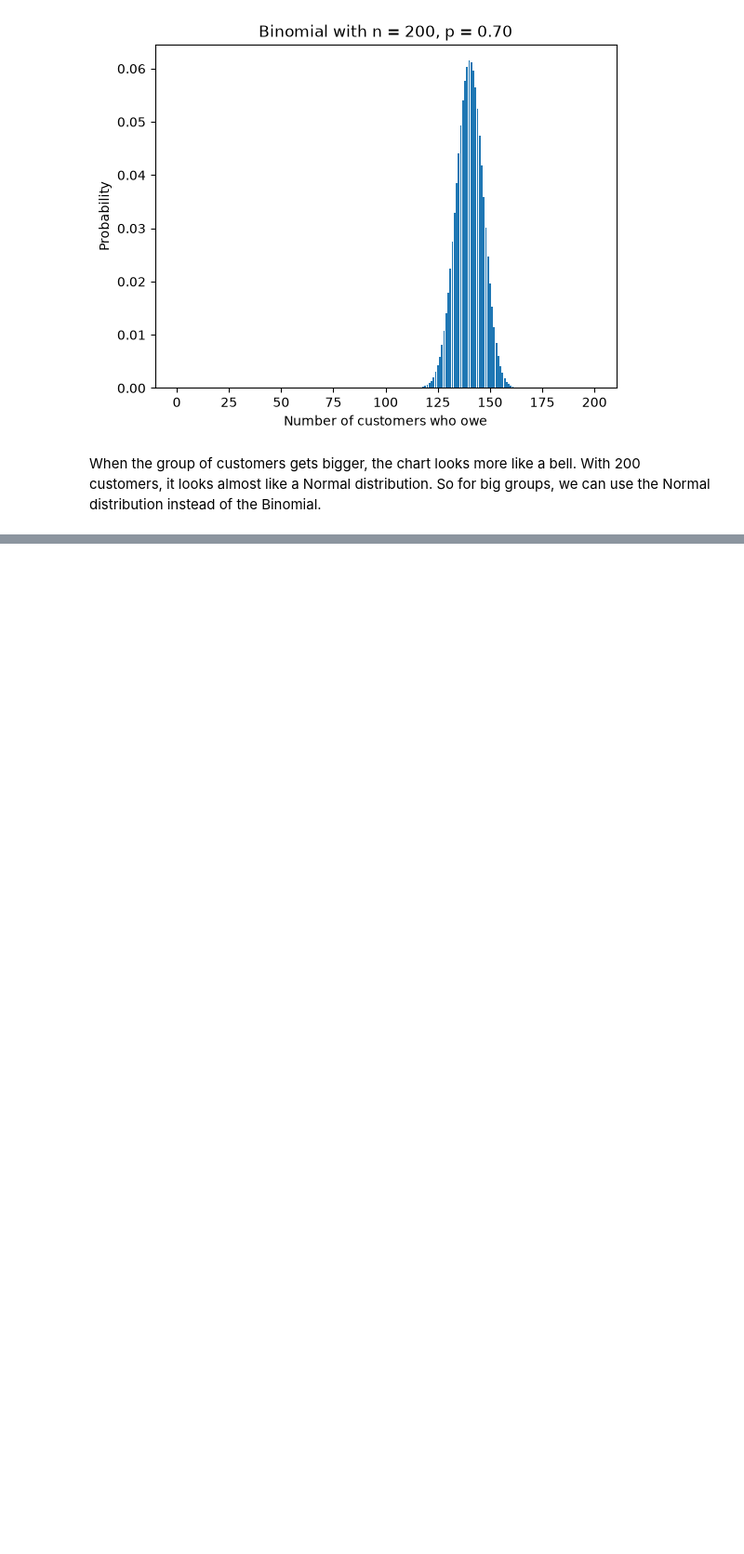
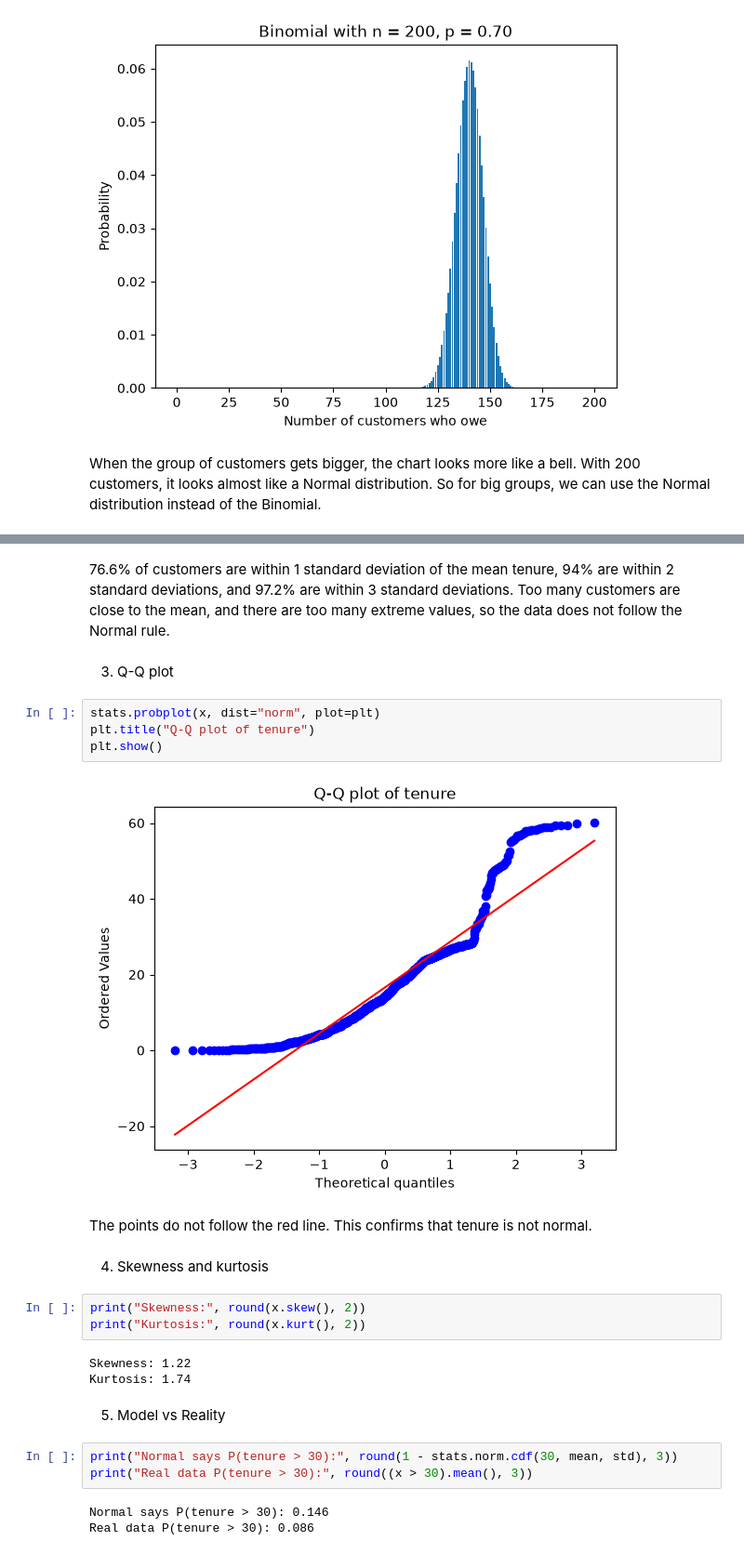
Before and after one commit to mafs794/payments-statistical-techniques-ca1, a Jupyter notebook: ca1.ipynb, the cells around one changed output, grey strips where cells are left out. Shown at 93% size. Saved outputs shown, nothing was run; the diff lists cells and outputs as text; blank space fills up the shorter version.

```diff
--- a/ca1.ipynb
+++ b/ca1.ipynb
@@ -683,0 +775,28 @@ When the group of customers gets bigger, the chart looks more like a bell. With
+# %% [markdown]
+76.6% of customers are within 1 standard deviation of the mean tenure, 94% are within 2 standard deviations, and 97.2% are within 3 standard deviations. Too many customers are close to the mean, and there are too many extreme values, so the data does not follow the Normal rule.
+# %% [markdown]
+3. Q-Q plot
+# %%
+stats.probplot(x, dist="norm", plot=plt)
+plt.title("Q-Q plot of tenure")
+plt.show()
+# %% [output]
+[figure, added]
+# %% [markdown]
+The points do not follow the red line. This confirms that tenure is not normal.
+# %% [markdown]
+4. Skewness and kurtosis
+# %%
+print("Skewness:", round(x.skew(), 2))
+print("Kurtosis:", round(x.kurt(), 2))
+# %% [output]
+Skewness: 1.22
+Kurtosis: 1.74
+# %% [markdown]
+5. Model vs Reality
+# %%
+print("Normal says P(tenure > 30):", round(1 - stats.norm.cdf(30, mean, std), 3))
+print("Real data P(tenure > 30):", round((x > 30).mean(), 3))
+# %% [output]
+Normal says P(tenure > 30): 0.146
+Real data P(tenure > 30): 0.086
```
Also changed, not shown: parts of 25 cells of this notebook.
